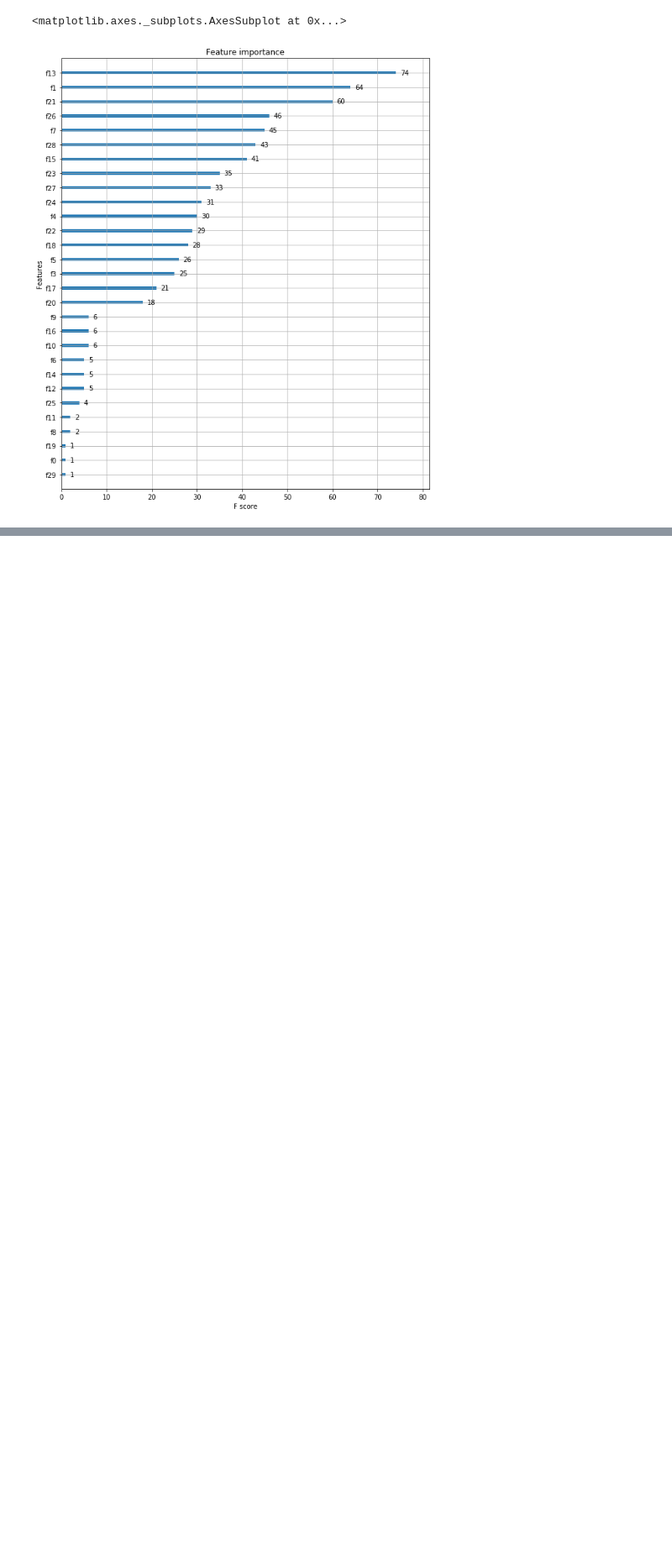
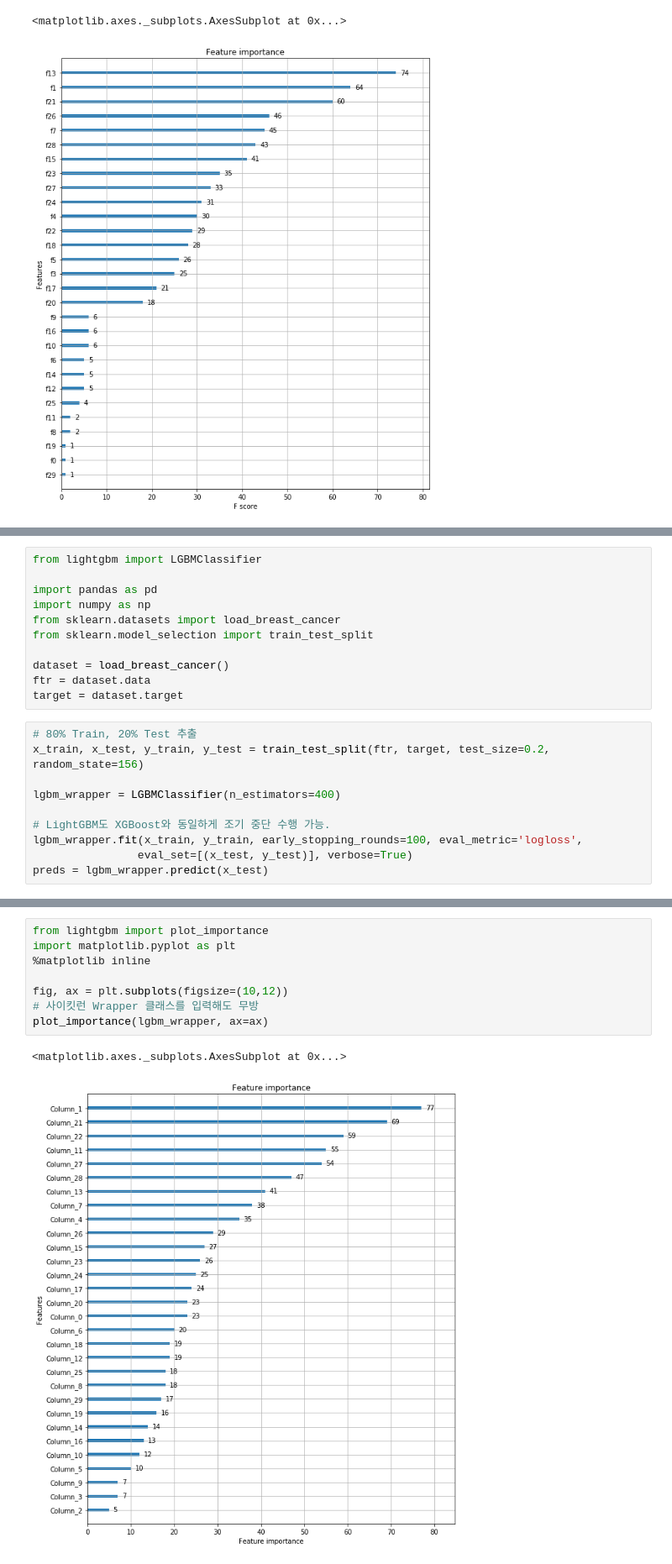
Before and after one commit to tenjumh/GraduateSchool, a Jupyter notebook: MachineLearning/Kaggle Practice/4.Classification_3_Ensemble_Gradient_Boosting.ipynb, the cells around one changed output, grey strips where cells are left out. Shown: that part at 84% size. Drawn from its saved outputs; the diff is of its cells as text; blank space fills up the shorter version.

Commit message:
Study Ensemble_Gradient_boosting_LightGBM

```diff
--- a/MachineLearning/Kaggle Practice/4.Classification_3_Ensemble_Gradient_Boosting.ipynb
+++ b/MachineLearning/Kaggle Practice/4.Classification_3_Ensemble_Gradient_Boosting.ipynb
@@ -145,0 +153,21 @@ plot_importance(xgb_wrapper, ax=ax)
+# %%
+from lightgbm import LGBMClassifier
+
+import pandas as pd
+import numpy as np
+from sklearn.datasets import load_breast_cancer
+from sklearn.model_selection import train_test_split
+
+dataset = load_breast_cancer()
+ftr = dataset.data
+target = dataset.target
+# %%
+# 80% Train, 20% Test 추출
+x_train, x_test, y_train, y_test = train_test_split(ftr, target, test_size=0.2, random_state=156)
+
+lgbm_wrapper = LGBMClassifier(n_estimators=400)
+
+# LightGBM도 XGBoost와 동일하게 조기 중단 수행 가능.
+lgbm_wrapper.fit(x_train, y_train, early_stopping_rounds=100, eval_metric='logloss',
+                eval_set=[(x_test, y_test)], verbose=True)
+preds = lgbm_wrapper.predict(x_test)
@@ -145,0 +199,11 @@ plot_importance(xgb_wrapper, ax=ax)
+# %%
+from lightgbm import plot_importance
+import matplotlib.pyplot as plt
+%matplotlib inline
+
+fig, ax = plt.subplots(figsize=(10,12))
+# 사이킷런 Wrapper 클래스를 입력해도 무방
+plot_importance(lgbm_wrapper, ax=ax)
+# %% [output]
+<matplotlib.axes._subplots.AxesSubplot at 0x...>
+[figure, added]
```
Also changed, not shown: parts of 3 cells of this notebook.
